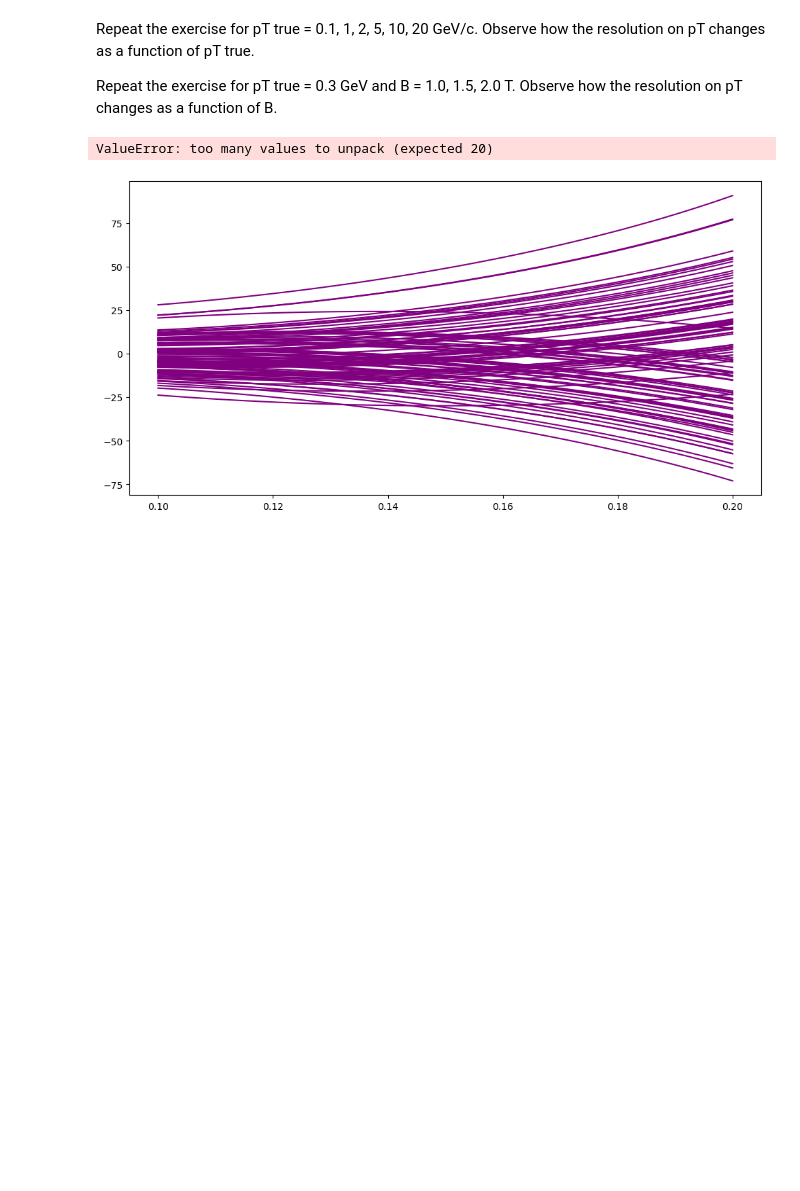
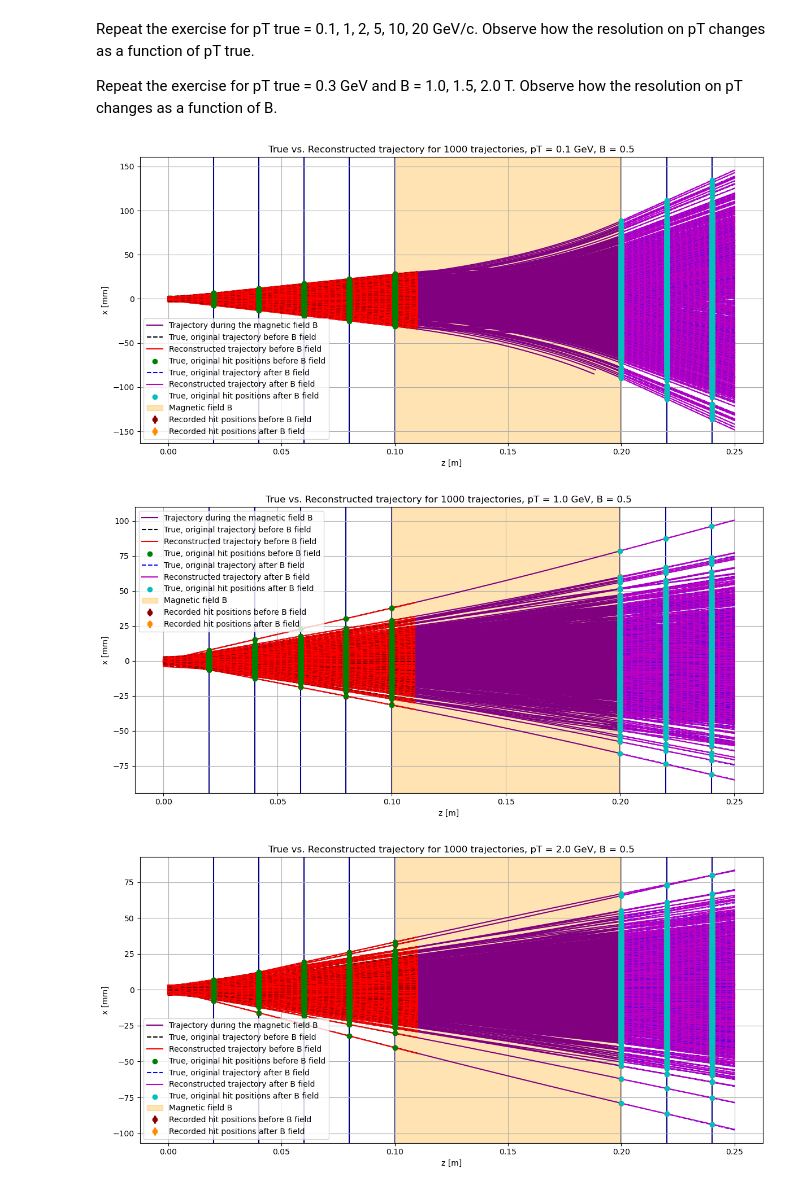
Before and after one commit to manueltuor/DAII, a Jupyter notebook: Momentum_Resolution_full_project_extended.ipynb, the cells around one changed output. Cells and saved outputs as stored; diff of their text form; code cells hidden in the pictures; blank space fills up the shorter version.

```diff
--- a/Momentum_Resolution_full_project_extended.ipynb
+++ b/Momentum_Resolution_full_project_extended.ipynb
@@ -662,11 +669,11 @@ Randomly assign charge q = +1 or q = −1 to the particle.
 # Part a)
 # Warm-up
 
-#np.random.seed(10)
+np.random.seed(42)
 plt.figure(figsize=(12,6))
 # Specify the numbers of trajectories to be generated
-z_positions_before_B, z_positions_after_B, x_positions_before_B, x_positions_after_B, grid_before_B, grid_after_B, true_traj_z_before_B, true_traj_z_after_B, reco_traj_z_before_B, reco_traj_z_after_B, cells_hit_middle_before_B, cells_hit_middle_after_B, std_hit, s_after_B, s0_reco_before_B, s0_reco_after_B, std_x0_reco_before_B, std_s0_reco_before_B, std_x0_reco_after_B, std_s0_reco_after_B, s0, q = simulate_trajectories(nr_trajectories, pT_true, B)
+z_positions_before_B, z_positions_after_B, x_positions_before_B, x_positions_after_B, grid_before_B, grid_after_B, true_traj_z_before_B, true_traj_z_after_B, reco_traj_z_before_B, reco_traj_z_after_B, cells_hit_middle_before_B, cells_hit_middle_after_B, std_hit, s_after_B, s0_reco_before_B, s0_reco_after_B, std_x0_reco_before_B, std_s0_reco_before_B, std_x0_reco_after_B, std_s0_reco_after_B, s0, q_list = simulate_trajectories(nr_trajectories, pT_true, B)
 
 
-display_simulation(z_positions_before_B, z_positions_after_B, x_positions_before_B, x_positions_after_B, grid_before_B, grid_after_B, true_traj_z_before_B, true_traj_z_after_B, reco_traj_z_before_B, reco_traj_z_after_B, cells_hit_middle_before_B, cells_hit_middle_after_B, std_hit, s_after_B, std_x0_reco_before_B, std_s0_reco_before_B, std_x0_reco_after_B, std_s0_reco_after_B, s0, q, nr_trajectories)
+display_simulation(z_positions_before_B, z_positions_after_B, x_positions_before_B, x_positions_after_B, grid_before_B, grid_after_B, true_traj_z_before_B, true_traj_z_after_B, reco_traj_z_before_B, reco_traj_z_after_B, cells_hit_middle_before_B, cells_hit_middle_after_B, std_hit, s_after_B, std_x0_reco_before_B, std_s0_reco_before_B, std_x0_reco_after_B, std_s0_reco_after_B, s0, q_list, nr_trajectories)
 # %% [output]
@@ -749,14 +756,15 @@ Repeat the exercise for pT true = 0.3 GeV and B = 1.0, 1.5, 2.0 T. Observe how t
 # %%
 pT_trues = np.array([0.1, 1, 2, 5, 10, 20]) # GeV/c
 
 # Simulate trajectories for each pT_true value
 for pT_true in pT_trues:
     #np.random.seed(14)
     plt.figure(figsize=(12,6))
     # Specify the numbers of trajectories to be generated
-    z_positions_before_B, z_positions_after_B, x_positions_before_B, x_positions_after_B, grid_before_B, grid_after_B, true_traj_z_before_B, true_traj_z_after_B, reco_traj_z_before_B, reco_traj_z_after_B, cells_hit_middle_before_B, cells_hit_middle_after_B, std_hit, s_after_B, std_x0_reco_before_B, std_s0_reco_before_B, std_x0_reco_after_B, std_s0_reco_after_B, s0, q = simulate_trajectories(nr_trajectories, pT_true, B)
+    z_positions_before_B, z_positions_after_B, x_positions_before_B, x_positions_after_B, grid_before_B, grid_after_B, true_traj_z_before_B, true_traj_z_after_B, reco_traj_z_before_B, reco_traj_z_after_B, cells_hit_middle_before_B, cells_hit_middle_after_B, std_hit, s_after_B, s0_reco_before_B, s0_reco_after_B, std_x0_reco_before_B, std_s0_reco_before_B, std_x0_reco_after_B, std_s0_reco_after_B, s0, q_list = simulate_trajectories(nr_trajectories, pT_true, B)
 
-    display_simulation(z_positions_before_B, z_positions_after_B, x_positions_before_B, x_positions_after_B, grid_before_B, grid_after_B, true_traj_z_before_B, true_traj_z_after_B, reco_traj_z_before_B, reco_traj_z_after_B, cells_hit_middle_before_B, cells_hit_middle_after_B, std_hit, s_after_B, std_x0_reco_before_B, std_s0_reco_before_B, std_x0_reco_after_B, std_s0_reco_after_B, s0, q, nr_trajectories)
+    display_simulation(z_positions_before_B, z_positions_after_B, x_positions_before_B, x_positions_after_B, grid_before_B, grid_after_B, true_traj_z_before_B, true_traj_z_after_B, reco_traj_z_before_B, reco_traj_z_after_B, cells_hit_middle_before_B, cells_hit_middle_after_B, std_hit, s_after_B, std_x0_reco_before_B, std_s0_reco_before_B, std_x0_reco_after_B, std_s0_reco_after_B, s0, q_list, nr_trajectories)
 # %% [output]
-ValueError: too many values to unpack (expected 20)
-[figure, old version]
+[figure, new version]
+[figure, added]
+[figure, added]
```
Also changed, not shown: parts of 5 cells of this notebook.
